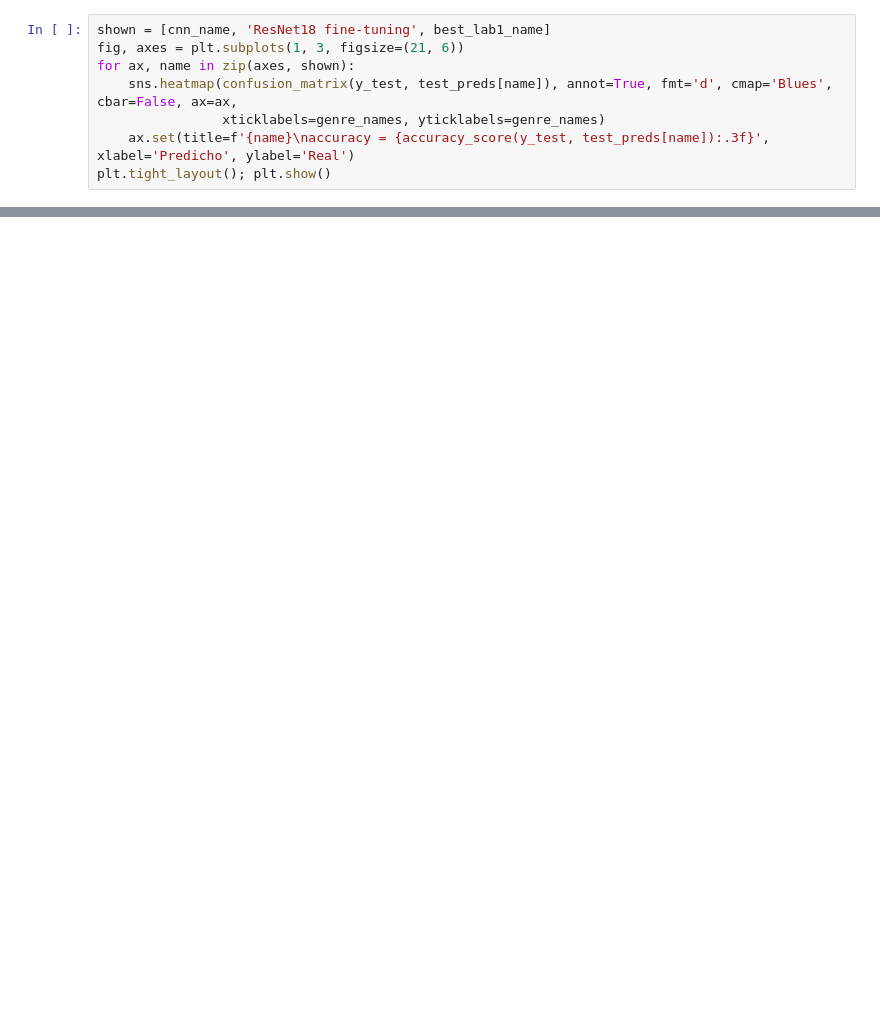
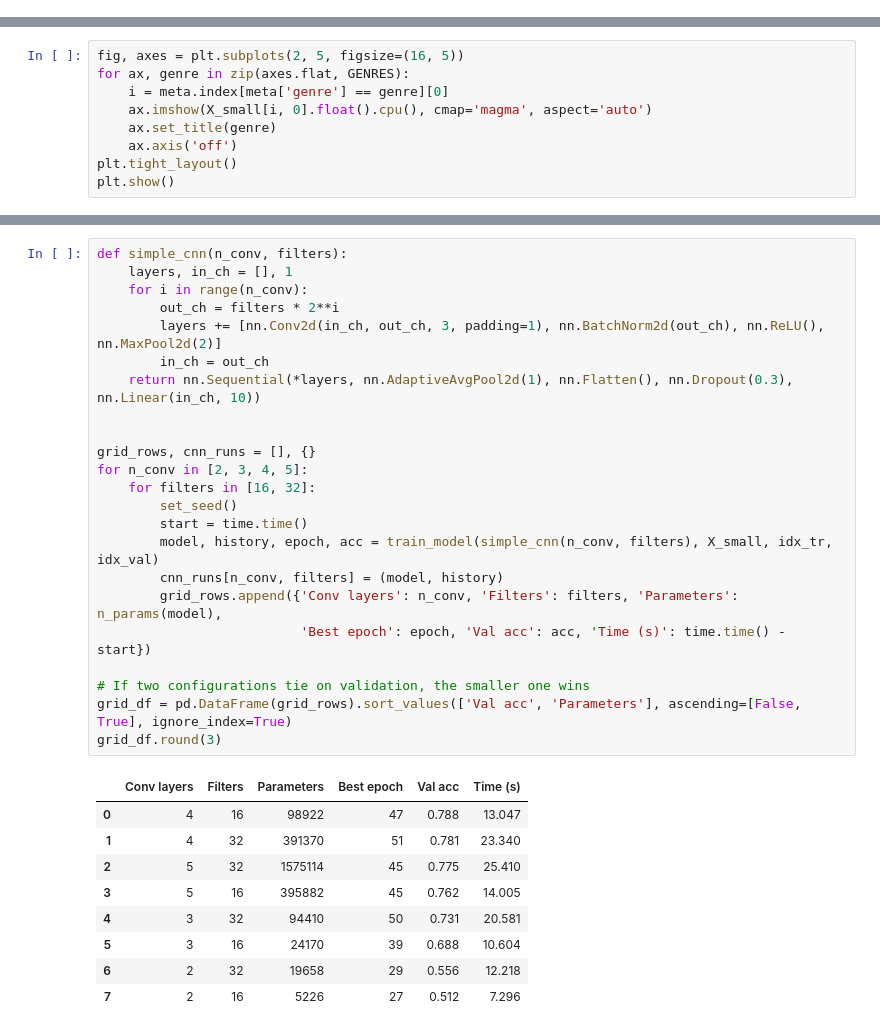
Before and after one commit to davidCendejas712/MusicTech__MSC-ML, a Jupyter notebook: Lab2/lab2.ipynb, the cells around one changed output, grey strips where cells are left out. Drawn from its saved outputs; the diff is of its cells as text; blank space fills up the shorter version.

```diff
--- a/Lab2/lab2.ipynb
+++ b/Lab2/lab2.ipynb
@@ -333,8 +0,0 @@ Se comparan la CNN desde cero, la ResNet18 con fine-tuning y el mejor modelo de
-# %%
-shown = [cnn_name, 'ResNet18 fine-tuning', best_lab1_name]
-fig, axes = plt.subplots(1, 3, figsize=(21, 6))
-for ax, name in zip(axes, shown):
-    sns.heatmap(confusion_matrix(y_test, test_preds[name]), annot=True, fmt='d', cmap='Blues', cbar=False, ax=ax,
-                xticklabels=genre_names, yticklabels=genre_names)
-    ax.set(title=f'{name}\naccuracy = {accuracy_score(y_test, test_preds[name]):.3f}', xlabel='Predicho', ylabel='Real')
-plt.tight_layout(); plt.show()
@@ -440,0 +92,9 @@ La única conclusión robusta es que **los embeddings congelados de ImageNet son
+# %%
+fig, axes = plt.subplots(2, 5, figsize=(16, 5))
+for ax, genre in zip(axes.flat, GENRES):
+    i = meta.index[meta['genre'] == genre][0]
+    ax.imshow(X_small[i, 0].float().cpu(), cmap='magma', aspect='auto')
+    ax.set_title(genre)
+    ax.axis('off')
+plt.tight_layout()
+plt.show()
@@ -440,0 +203,33 @@ La única conclusión robusta es que **los embeddings congelados de ImageNet son
+# %%
+def simple_cnn(n_conv, filters):
+    layers, in_ch = [], 1
+    for i in range(n_conv):
+        out_ch = filters * 2**i
+        layers += [nn.Conv2d(in_ch, out_ch, 3, padding=1), nn.BatchNorm2d(out_ch), nn.ReLU(), nn.MaxPool2d(2)]
+        in_ch = out_ch
+    return nn.Sequential(*layers, nn.AdaptiveAvgPool2d(1), nn.Flatten(), nn.Dropout(0.3), nn.Linear(in_ch, 10))
+
+
+grid_rows, cnn_runs = [], {}
+for n_conv in [2, 3, 4, 5]:
+    for filters in [16, 32]:
+        set_seed()
+        start = time.time()
+        model, history, epoch, acc = train_model(simple_cnn(n_conv, filters), X_small, idx_tr, idx_val)
+        cnn_runs[n_conv, filters] = (model, history)
+        grid_rows.append({'Conv layers': n_conv, 'Filters': filters, 'Parameters': n_params(model),
+                          'Best epoch': epoch, 'Val acc': acc, 'Time (s)': time.time() - start})
+
+# If two configurations tie on validation, the smaller one wins
+grid_df = pd.DataFrame(grid_rows).sort_values(['Val acc', 'Parameters'], ascending=[False, True], ignore_index=True)
+grid_df.round(3)
+# %% [output]
+|  | Conv layers | Filters | Parameters | Best epoch | Val acc | Time (s) |
+| 0 | 4 | 16 | 98922 | 47 | 0.788 | 13.047 |
+| 1 | 4 | 32 | 391370 | 51 | 0.781 | 23.340 |
+| 2 | 5 | 32 | 1575114 | 45 | 0.775 | 25.410 |
+| 3 | 5 | 16 | 395882 | 45 | 0.762 | 14.005 |
+| 4 | 3 | 32 | 94410 | 50 | 0.731 | 20.581 |
+| 5 | 3 | 16 | 24170 | 39 | 0.688 | 10.604 |
+| 6 | 2 | 32 | 19658 | 29 | 0.556 | 12.218 |
+| 7 | 2 | 16 | 5226 | 27 | 0.512 | 7.296 |
```
Also changed, not shown: parts of 55 cells of this notebook, 1 other file.
